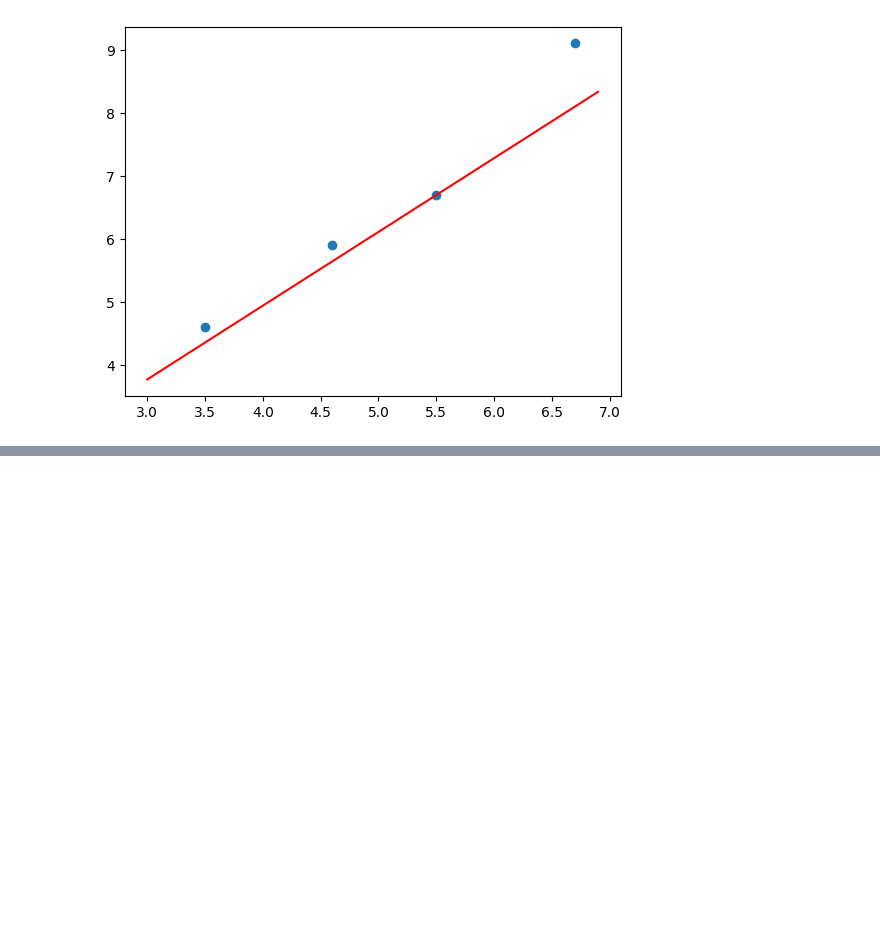
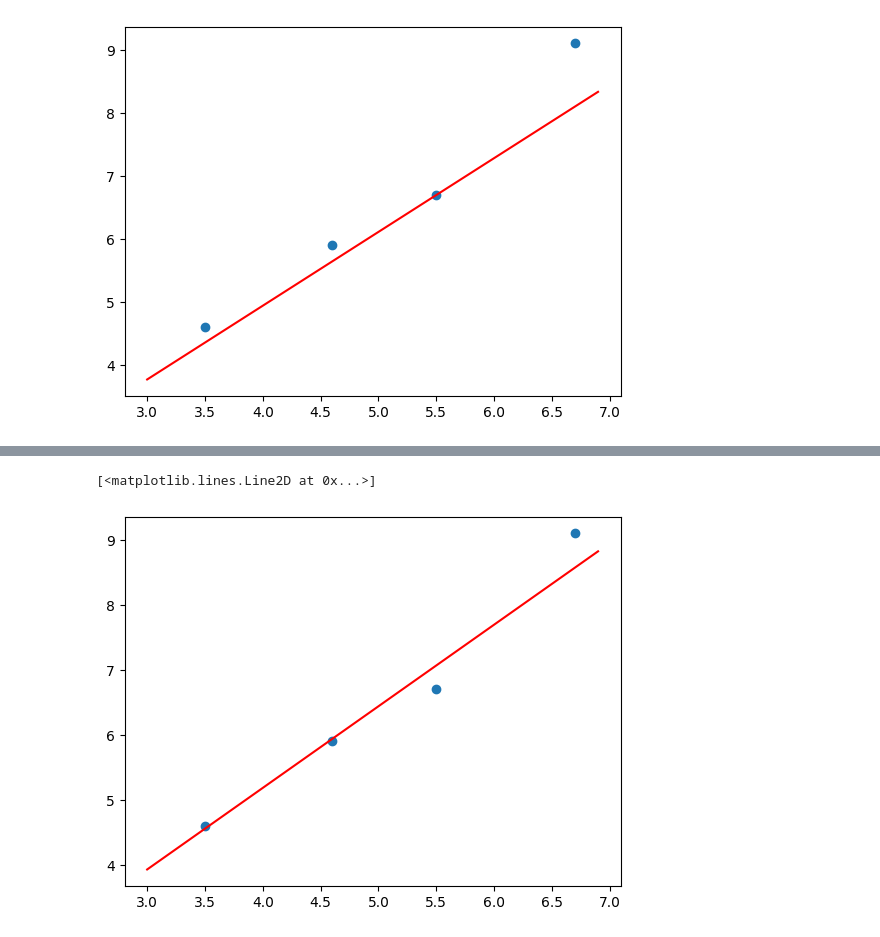
Before and after one commit to THIEN31103/Linear_Regression_Mini_Batch_Training, a Jupyter notebook: Src/main.ipynb, the cells around one changed output, grey strips where cells are left out. Cells and saved outputs as stored; diff of their text form; code cells hidden in the pictures; blank space fills up the shorter version.

```diff
--- a/Src/main.ipynb
+++ b/Src/main.ipynb
@@ -20,0 +89,7 @@ plt.plot(x_values, y_values, 'r')
+# %%
+areas = [6.7, 4.6, 3.5, 5.5]
+prices = [9.1, 5.9, 4.6, 6.7]
+# %%
+epoch = 100
+m = 2
+N = 4
@@ -20,0 +100,16 @@ plt.plot(x_values, y_values, 'r')
+# %%
+def predict(x, w, b):
+    return w*x + b
+
+def compute_loss(y_hat, y):
+    return (y_hat - y)**2
+
+def compute_gradient(x, y_hat, y):
+    dl_dw = 2*x*(y_hat - y)
+    dl_db = 2*(y_hat -y)
+    return dl_dw, dl_db
+
+def update_weights(w, b, dl_dw, dl_db, lr):
+    new_w = w - dl_dw*lr
+    new_b = b - dl_db*lr
+    return new_w, new_b
@@ -20,0 +164,16 @@ plt.plot(x_values, y_values, 'r')
+# %%
+import matplotlib.pyplot as plt
+import numpy as np
+import random
+
+areas = [6.7, 4.6, 3.5, 5.5]
+prices = [9.1, 5.9, 4.6, 6.7]
+
+x_values = np.arange(3, 7, 0.1)
+y_values = x_values*w + b
+
+plt.scatter(areas, prices)
+plt.plot(x_values, y_values, 'r')
+# %% [output]
+[<matplotlib.lines.Line2D at 0x...>]
+[figure, added]
```
Also changed, not shown: parts of 20 cells of this notebook.
